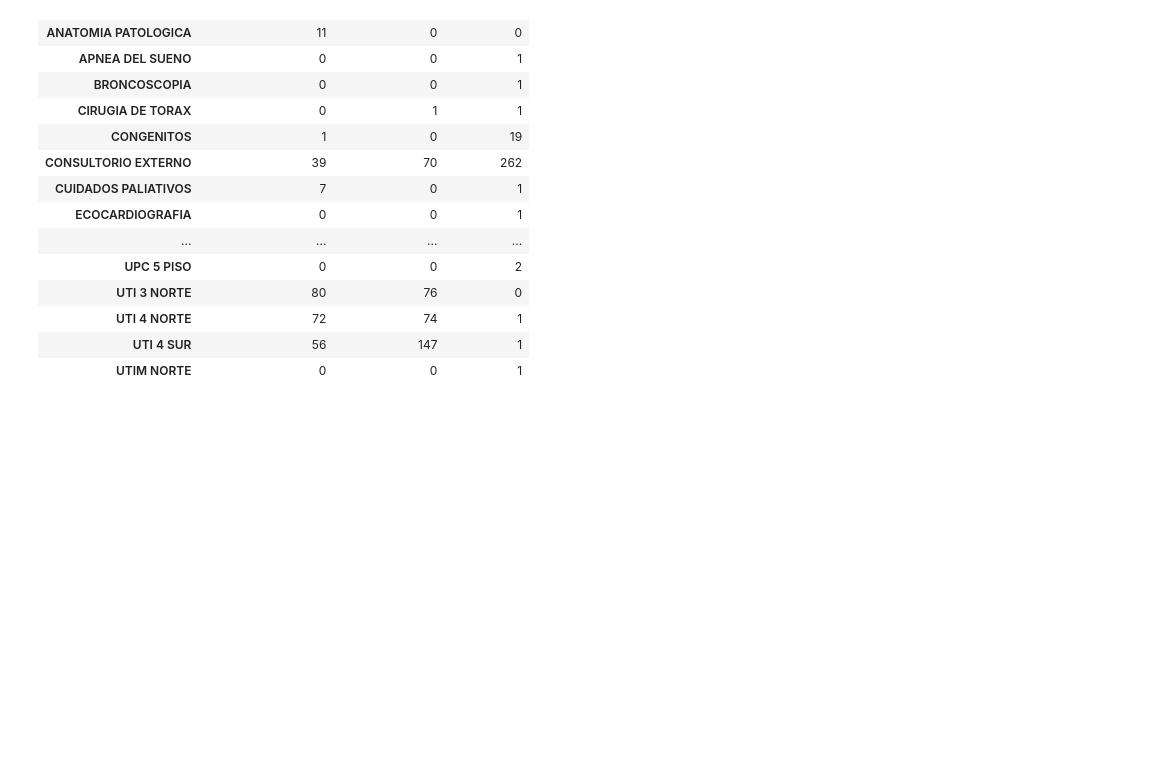
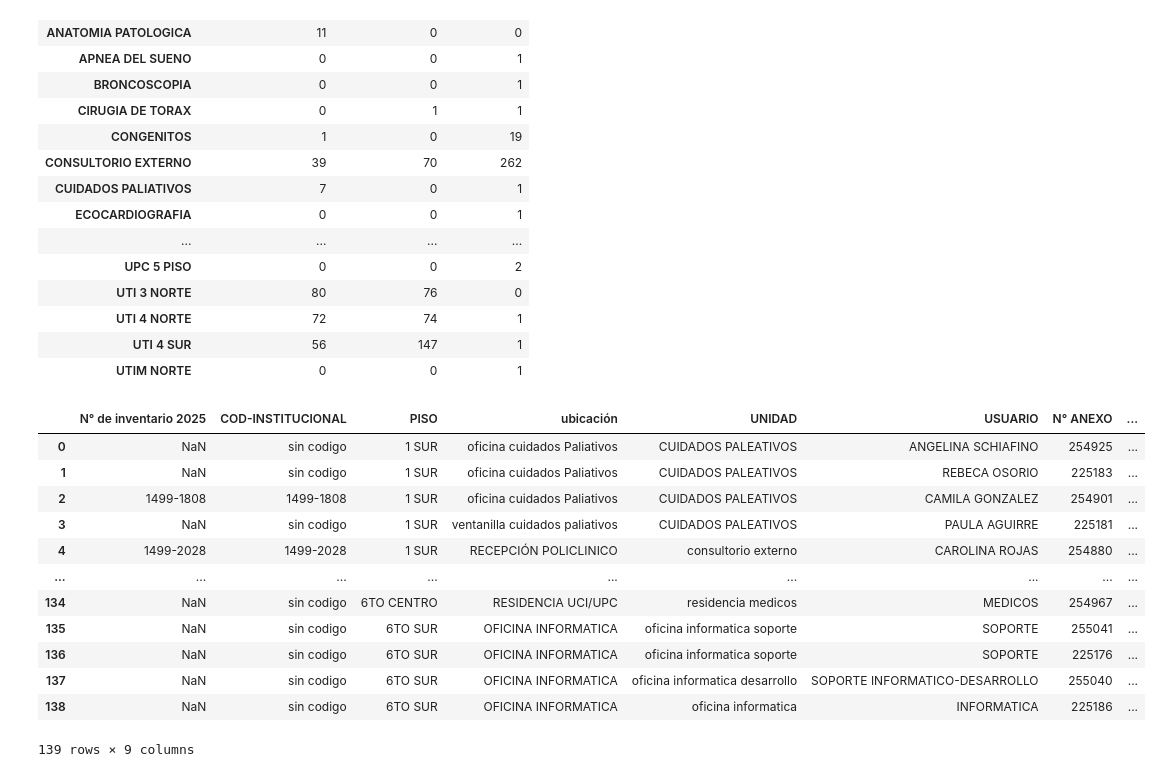
Before and after one commit to JavierRojas14/inventario-finanzas-int, a Jupyter notebook: notebooks/1.0-jrb-testing.ipynb, the cells around one changed output. Saved outputs shown, nothing was run; the diff lists cells and outputs as text; code cells hidden in the pictures; blank space fills up the shorter version.

```diff
--- a/notebooks/1.0-jrb-testing.ipynb
+++ b/notebooks/1.0-jrb-testing.ipynb
@@ -58,0 +62,16 @@ pd.pivot_table(
+# %%
+df["ANEXOS"]
+# %% [output]
+|  | N° de inventario 2025 | COD-INSTITUCIONAL | PISO | ubicación | UNIDAD | USUARIO | N° ANEXO | ... |
+| 0 | NaN | sin codigo | 1 SUR | oficina cuidados Paliativos | CUIDADOS PALEATIVOS | ANGELINA SCHIAFINO | 254925 | ... |
+| 1 | NaN | sin codigo | 1 SUR | oficina cuidados Paliativos | CUIDADOS PALEATIVOS | REBECA OSORIO | 225183 | ... |
+| 2 | 1499-1808 | 1499-1808 | 1 SUR | oficina cuidados Paliativos | CUIDADOS PALEATIVOS | CAMILA GONZALEZ | 254901 | ... |
+| 3 | NaN | sin codigo | 1 SUR | ventanilla cuidados paliativos | CUIDADOS PALEATIVOS | PAULA AGUIRRE | 225181 | ... |
+| 4 | 1499-2028 | 1499-2028 | 1 SUR | RECEPCIÓN POLICLINICO | consultorio externo | CAROLINA ROJAS | 254880 | ... |
+| ... | ... | ... | ... | ... | ... | ... | ... | ... |
+| 134 | NaN | sin codigo | 6TO CENTRO | RESIDENCIA UCI/UPC | residencia medicos | MEDICOS | 254967 | ... |
+| 135 | NaN | sin codigo | 6TO SUR | OFICINA INFORMATICA | oficina informatica soporte | SOPORTE | 255041 | ... |
+| 136 | NaN | sin codigo | 6TO SUR | OFICINA INFORMATICA | oficina informatica soporte | SOPORTE | 225176 | ... |
+| 137 | NaN | sin codigo | 6TO SUR | OFICINA INFORMATICA | oficina informatica desarrollo | SOPORTE INFORMATICO-DESARROLLO | 255040 | ... |
+| 138 | NaN | sin codigo | 6TO SUR | OFICINA INFORMATICA | oficina informatica | INFORMATICA | 225186 | ... |
+139 rows × 9 columns
```
Also changed, not shown: parts of 4 cells of this notebook.
